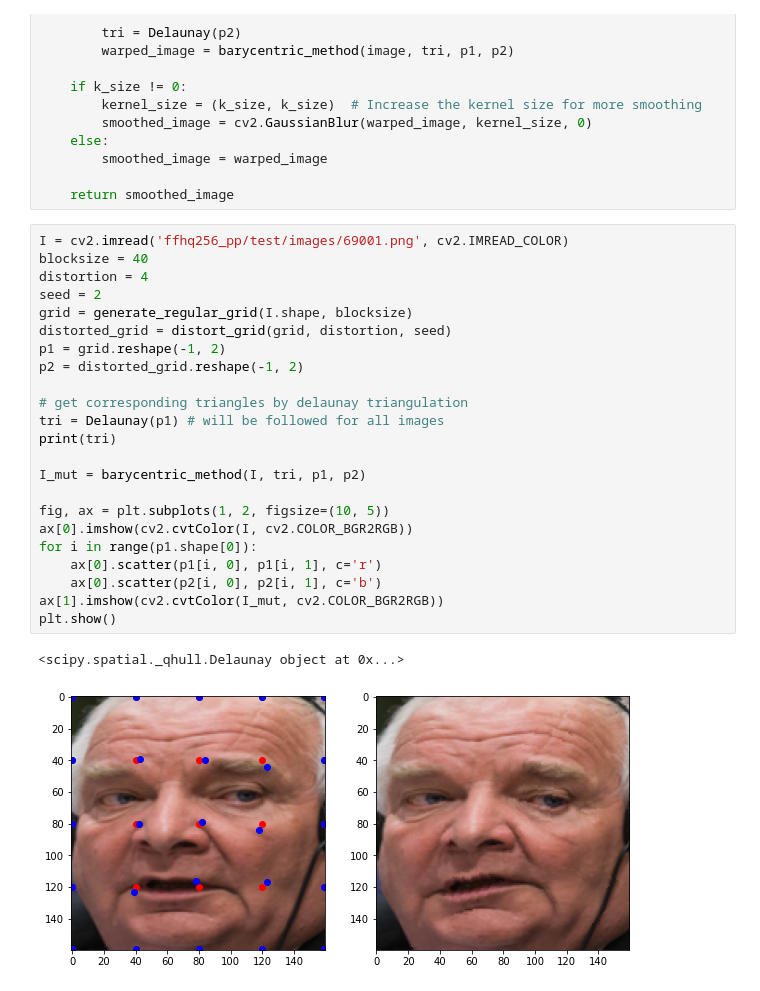
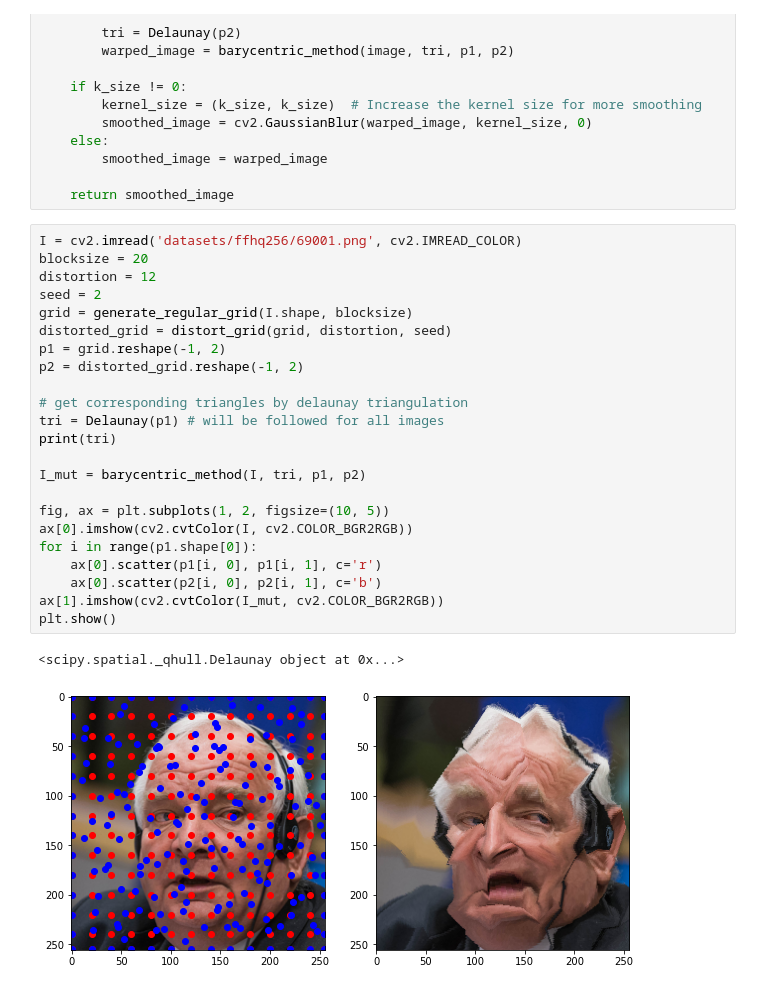
Before and after one commit to hghai14/biometric-template-attack, a Jupyter notebook: barycentric-warping.ipynb, the cells around one changed output. Saved outputs shown, nothing was run; the diff lists cells and outputs as text.

```diff
--- a/barycentric-warping.ipynb
+++ b/barycentric-warping.ipynb
@@ -130,31 +130,31 @@ def mesh_warping(image, block_size, key, maximum_pixel_offset, k_size = 15):
 
     return smoothed_image
 # %%
-I = cv2.imread('ffhq256_pp/test/images/69001.png', cv2.IMREAD_COLOR)
-blocksize = 40
-distortion = 4
+I = cv2.imread('datasets/ffhq256/69001.png', cv2.IMREAD_COLOR)
+blocksize = 20
+distortion = 12
 seed = 2
 grid = generate_regular_grid(I.shape, blocksize)
 distorted_grid = distort_grid(grid, distortion, seed)
 p1 = grid.reshape(-1, 2)
 p2 = distorted_grid.reshape(-1, 2)
 
 # get corresponding triangles by delaunay triangulation
 tri = Delaunay(p1) # will be followed for all images
 print(tri)
 
 I_mut = barycentric_method(I, tri, p1, p2)
 
 fig, ax = plt.subplots(1, 2, figsize=(10, 5))
 ax[0].imshow(cv2.cvtColor(I, cv2.COLOR_BGR2RGB))
 for i in range(p1.shape[0]):
     ax[0].scatter(p1[i, 0], p1[i, 1], c='r')
     ax[0].scatter(p2[i, 0], p2[i, 1], c='b')
 ax[1].imshow(cv2.cvtColor(I_mut, cv2.COLOR_BGR2RGB))
 plt.show()
 # %% [output]
 <scipy.spatial._qhull.Delaunay object at 0x...>
-[figure, old version]
+[figure, new version]
 # %%
 read_folder = "datasets/ffhq256"
 block_size = 20
```
Also changed, not shown: parts of 1 cell of this notebook, 4 other files.
